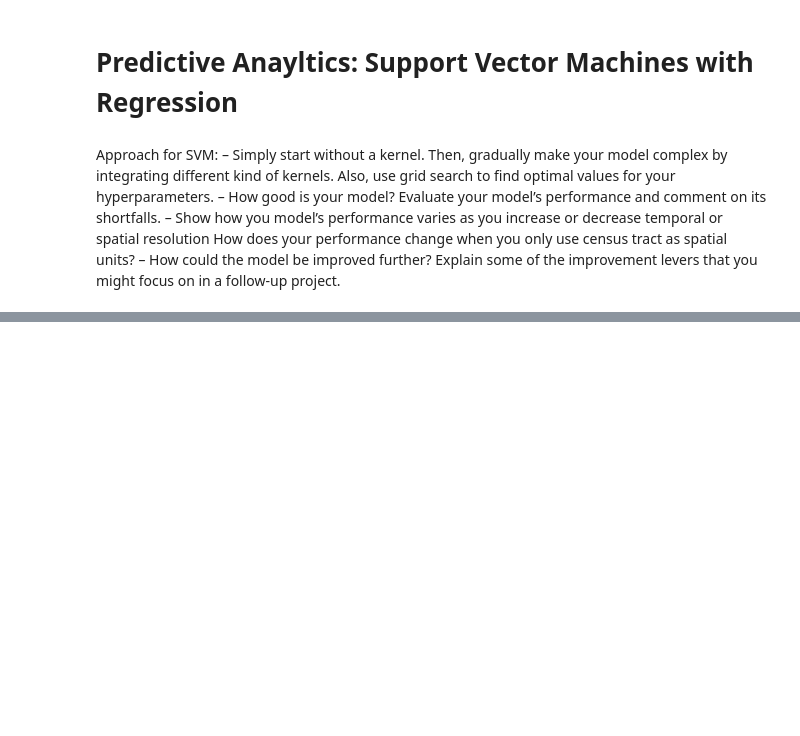
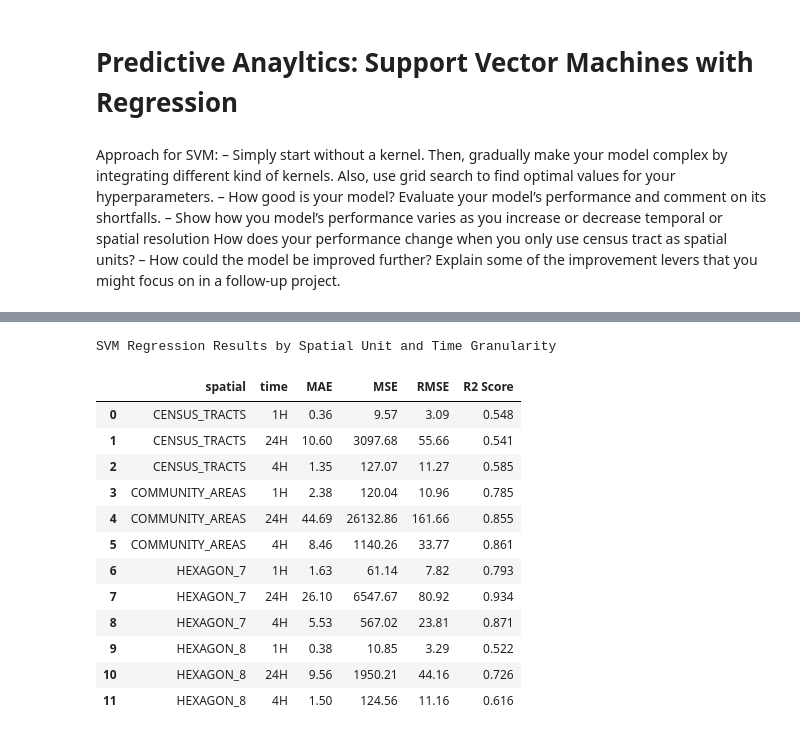
Before and after one commit to angfe/Group-3-AAA, a Jupyter notebook: notebooks/03_04_predictive_analytics_svm_comparison.ipynb, the cells around one changed output, grey strips where cells are left out. Cells and saved outputs as stored; diff of their text form; code cells hidden in the pictures; blank space fills up the shorter version.

```diff
--- a/notebooks/03_04_predictive_analytics_svm_comparison.ipynb
+++ b/notebooks/03_04_predictive_analytics_svm_comparison.ipynb
@@ -39,0 +43,50 @@ hex4h = load(HEXAGON_7_4H)
+# %%
+SPATIAL_UNITS = ["HEXAGON_7", "HEXAGON_8", "CENSUS_TRACTS", "COMMUNITY_AREAS"]
+TIME_UNITS = ["1H", "4H", "24H"]
+# %%
+path_csv = {
+    (spatial, time): f"{INPUT}result_{spatial}_{time}.csv"
+    for spatial in SPATIAL_UNITS
+    for time in TIME_UNITS
+}
+# %%
+results = {
+    (spatial, time): pd.read_csv(path)
+    for (spatial, time), path in path_csv.items()
+}
+# %%
+combined = pd.concat(
+    [df.assign(spatial=spatial, time=time) for (spatial, time), df in results.items()],
+    ignore_index=True
+)
+combined.to_csv("../results/results_svr.csv", index=False)
+# %%
+# table
+results_df = combined[["spatial", "time", "MAE", "MSE", "RMSE", "R2 Score"]]
+results_df = results_df.sort_values(["spatial", "time"]).reset_index(drop=True)
+
+styled = results_df.style.format({
+    "MAE": "{:.2f}",-
+    "MSE": "{:.2f}",
+    "RMSE": "{:.2f}",
+    "R2 Score": "{:.3f}",
+}).background_gradient(subset=["R2 Score"], cmap="RdYlGn", vmin=0, vmax=1) \
+  .background_gradient(subset=["MAE", "RMSE", "MSE"], cmap="RdYlGn_r") \
+  .set_caption("SVM Regression Results by Spatial Unit and Time Granularity")
+
+styled
+# %% [output]
+SVM Regression Results by Spatial Unit and Time Granularity
+|  | spatial | time | MAE | MSE | RMSE | R2 Score |
+| 0 | CENSUS_TRACTS | 1H | 0.36 | 9.57 | 3.09 | 0.548 |
+| 1 | CENSUS_TRACTS | 24H | 10.60 | 3097.68 | 55.66 | 0.541 |
+| 2 | CENSUS_TRACTS | 4H | 1.35 | 127.07 | 11.27 | 0.585 |
+| 3 | COMMUNITY_AREAS | 1H | 2.38 | 120.04 | 10.96 | 0.785 |
+| 4 | COMMUNITY_AREAS | 24H | 44.69 | 26132.86 | 161.66 | 0.855 |
+| 5 | COMMUNITY_AREAS | 4H | 8.46 | 1140.26 | 33.77 | 0.861 |
+| 6 | HEXAGON_7 | 1H | 1.63 | 61.14 | 7.82 | 0.793 |
+| 7 | HEXAGON_7 | 24H | 26.10 | 6547.67 | 80.92 | 0.934 |
+| 8 | HEXAGON_7 | 4H | 5.53 | 567.02 | 23.81 | 0.871 |
+| 9 | HEXAGON_8 | 1H | 0.38 | 10.85 | 3.29 | 0.522 |
+| 10 | HEXAGON_8 | 24H | 9.56 | 1950.21 | 44.16 | 0.726 |
+| 11 | HEXAGON_8 | 4H | 1.50 | 124.56 | 11.16 | 0.616 |
```
Also changed, not shown: parts of 19 cells of this notebook.
